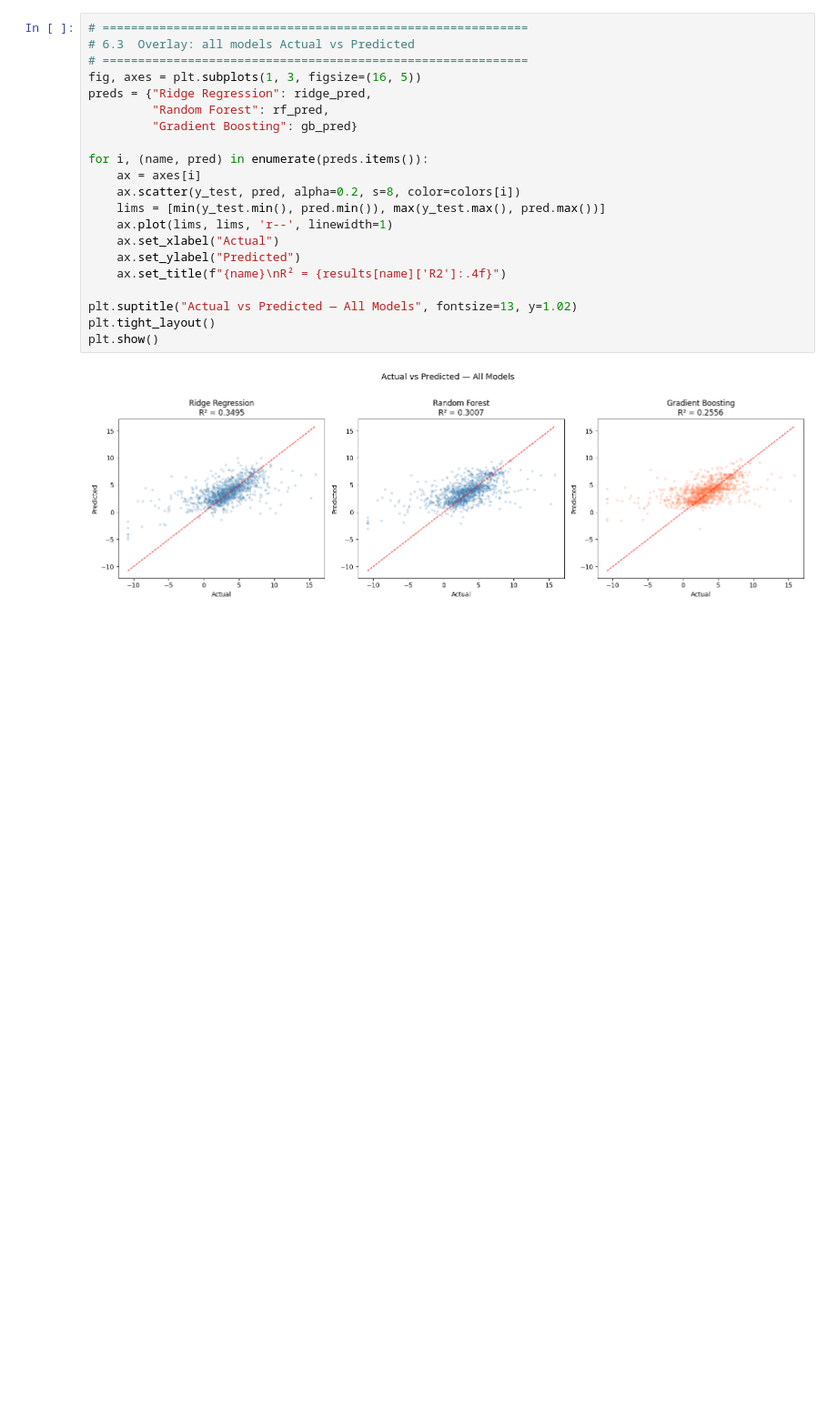
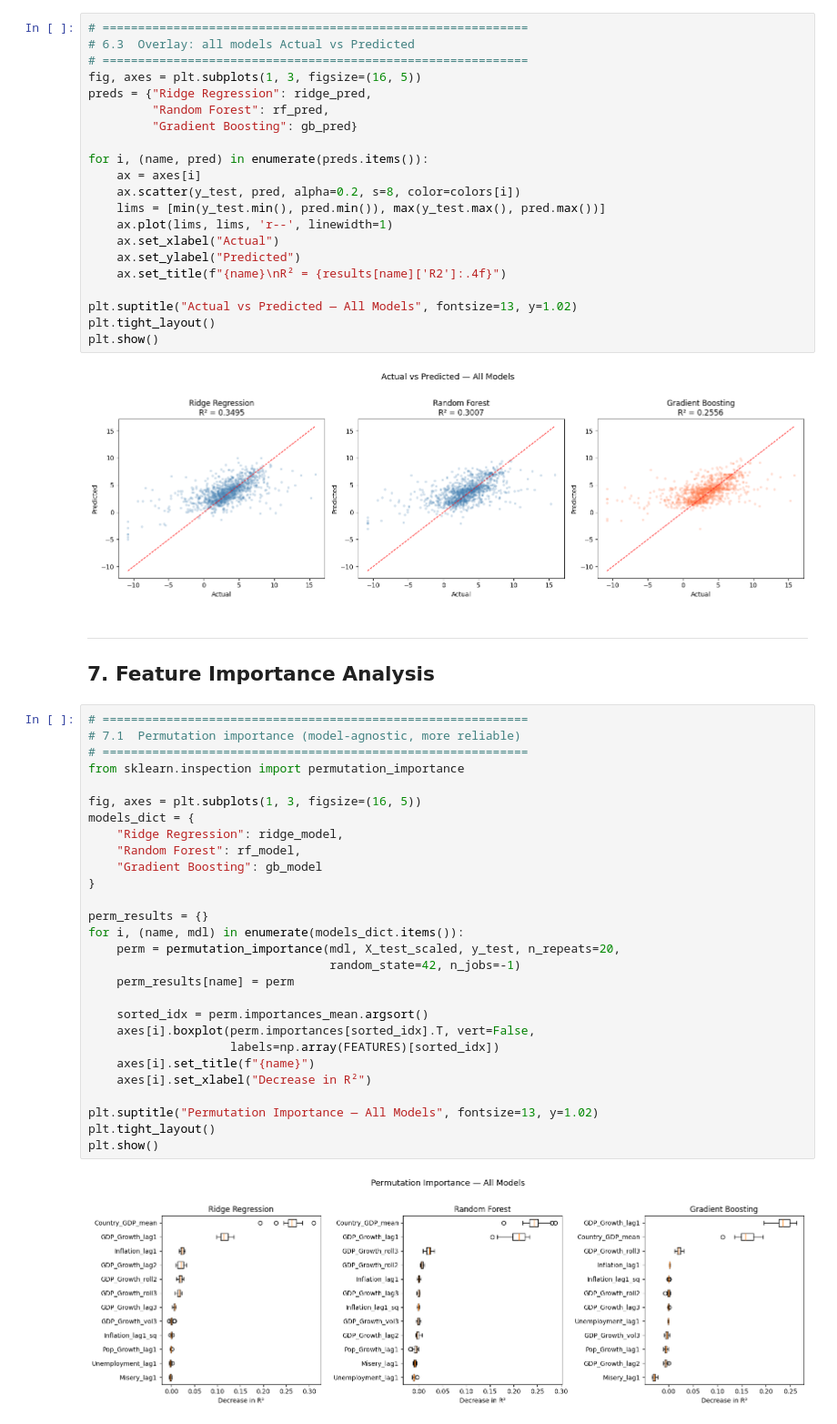
Before and after one commit to wasaldev/24077342-Data-Science-Machine-Learning-GDP-Growth-Prediction, a Jupyter notebook: 24077342_Data_Science_Project.ipynb, the cells around one changed output. Shown at 91% size. Cells and saved outputs as stored; diff of their text form; blank space fills up the shorter version.

Commit message:
24077342 | Feature importance and SHAP analysis

```diff
--- a/24077342_Data_Science_Project.ipynb
+++ b/24077342_Data_Science_Project.ipynb
@@ -1003,3 +1003,36 @@ plt.tight_layout()
 plt.show()
 # %% [output]
 [figure]
+# %% [markdown]
+---
+## 7. Feature Importance Analysis
+# %%
+# ============================================================
+# 7.1  Permutation importance (model-agnostic, more reliable)
+# ============================================================
+from sklearn.inspection import permutation_importance
+
+fig, axes = plt.subplots(1, 3, figsize=(16, 5))
+models_dict = {
+    "Ridge Regression": ridge_model,
+    "Random Forest": rf_model,
+    "Gradient Boosting": gb_model
+}
+
+perm_results = {}
+for i, (name, mdl) in enumerate(models_dict.items()):
+    perm = permutation_importance(mdl, X_test_scaled, y_test, n_repeats=20,
+                                  random_state=42, n_jobs=-1)
+    perm_results[name] = perm
+
+    sorted_idx = perm.importances_mean.argsort()
+    axes[i].boxplot(perm.importances[sorted_idx].T, vert=False,
+                    labels=np.array(FEATURES)[sorted_idx])
+    axes[i].set_title(f"{name}")
+    axes[i].set_xlabel("Decrease in R²")
+
+plt.suptitle("Permutation Importance — All Models", fontsize=13, y=1.02)
+plt.tight_layout()
+plt.show()
+# %% [output]
+[figure, added]
```
Also changed, not shown: parts of 10 cells of this notebook.
